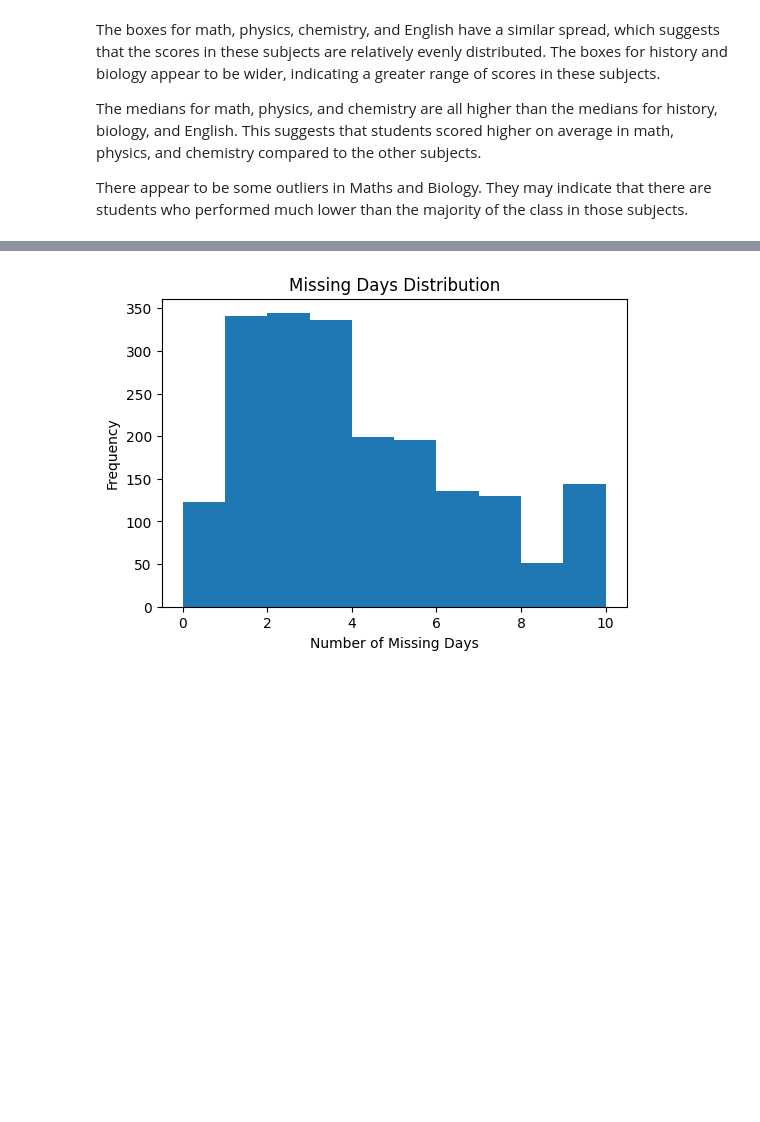
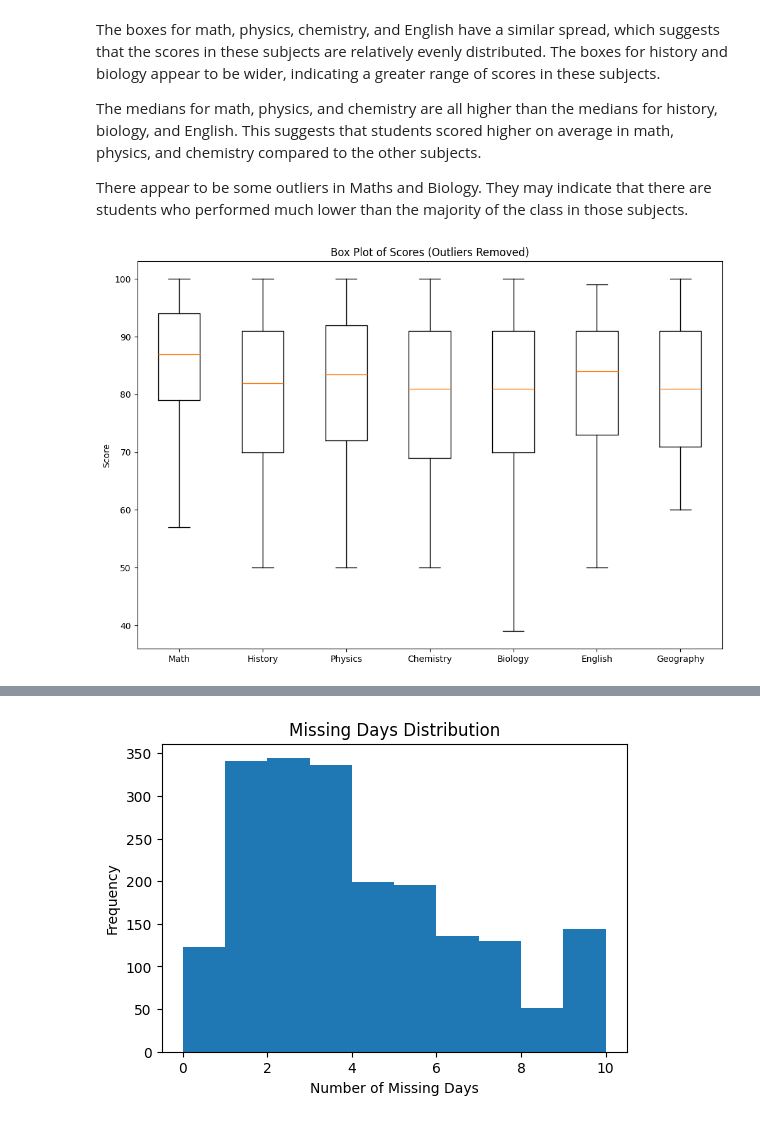
Before and after one commit to shakiralynch1/DVA_CA1, a Jupyter notebook: DVA_CA1.ipynb, the cells around one changed output, grey strips where cells are left out. Cells and saved outputs as stored; diff of their text form; code cells hidden in the pictures; blank space fills up the shorter version.

```diff
--- a/DVA_CA1.ipynb
+++ b/DVA_CA1.ipynb
@@ -153,3 +155,29 @@ The boxes for math, physics, chemistry, and English have a similar spread, which
 The medians for math, physics, and chemistry are all higher than the medians for history, biology, and English. This suggests that students scored higher on average in math, physics, and chemistry compared to the other subjects.
 
 There appear to be some outliers in Maths and Biology. They may indicate that there are students who performed much   lower than the majority of the class in those subjects.
+# %%
+def remove_outliers_iqr(df, column_name):
+    """Removes outliers based on the interquartile range (IQR) method."""
+    Q1 = df[column_name].quantile(0.25)
+    Q3 = df[column_name].quantile(0.75)
+    IQR = Q3 - Q1
+    lower_bound = Q1 - 1.5 * IQR
+    upper_bound = Q3 + 1.5 * IQR
+    return df[(df[column_name] > lower_bound) & (df[column_name] < upper_bound)]
+
+# Filter outliers
+df_filtered = df.copy() # Create a copy
+df_filtered = remove_outliers_iqr(df_filtered, 'biology_score')
+df_filtered = remove_outliers_iqr(df_filtered, 'math_score')
+# %%
+plt.figure(figsize=(12, 8))
+plt.boxplot([df_filtered['math_score'], df_filtered['history_score'],
+             df_filtered['physics_score'], df_filtered['chemistry_score'],
+             df_filtered['biology_score'], df_filtered['english_score'],
+             df_filtered['geography_score']])
+plt.xticks([1, 2, 3, 4, 5, 6, 7], ['Math', 'History', 'Physics', 'Chemistry', 'Biology', 'English', 'Geography'])
+plt.ylabel('Score')
+plt.title('Box Plot of Scores (Outliers Removed)')
+plt.show()
+# %% [output]
+[figure, added]
```
Also changed, not shown: parts of 14 cells of this notebook, 1 other file.
